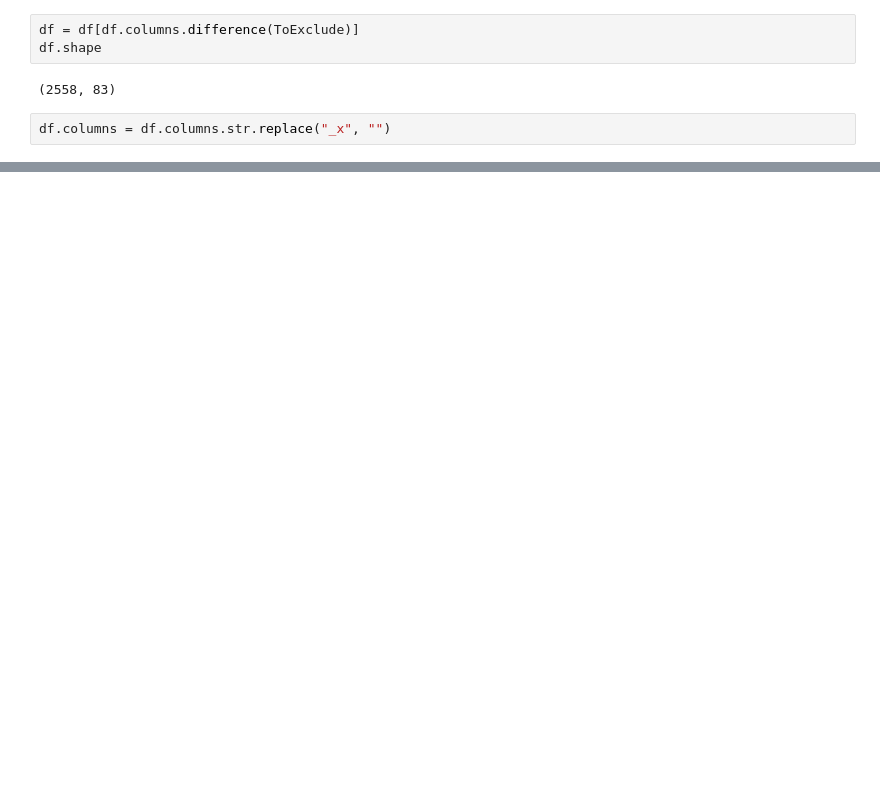
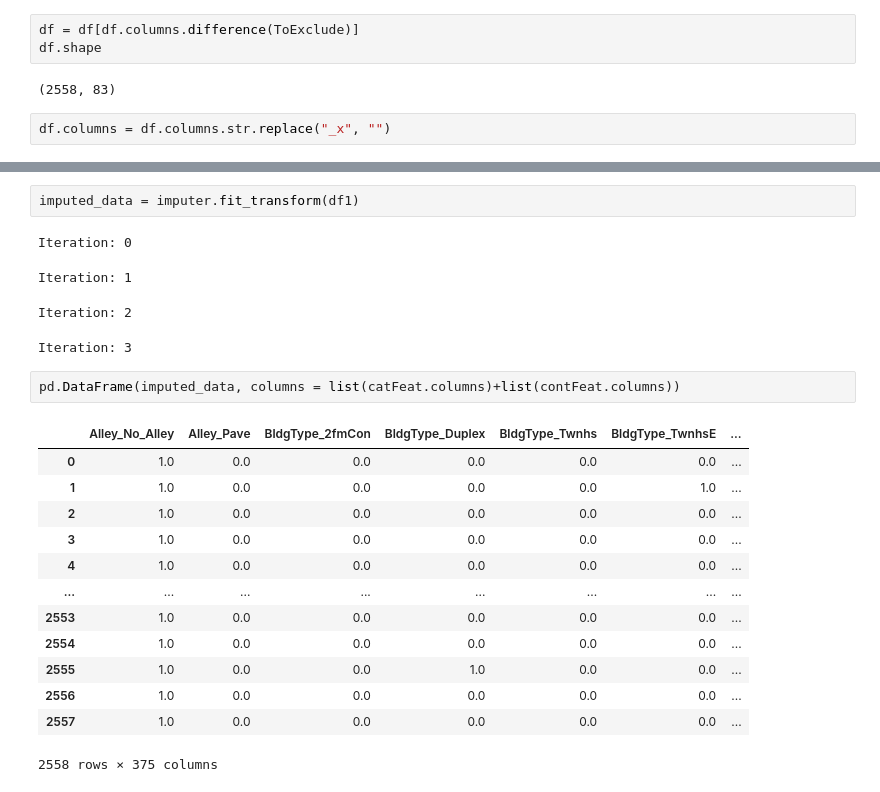
Before and after one commit to danielosetiawan/Ames_Housing_ML, a Jupyter notebook: Data_Cleaning.ipynb, the cells around one changed output, grey strips where cells are left out. Saved outputs shown, nothing was run; the diff lists cells and outputs as text; blank space fills up the shorter version.

```diff
--- a/Data_Cleaning.ipynb
+++ b/Data_Cleaning.ipynb
@@ -304,0 +362,23 @@ We will impute via a random forest method (missForest)
+# %%
+imputed_data = imputer.fit_transform(df1)
+# %% [output]
+Iteration: 0
+Iteration: 1
+Iteration: 2
+Iteration: 3
+# %%
+pd.DataFrame(imputed_data, columns = list(catFeat.columns)+list(contFeat.columns))
+# %% [output]
+|  | Alley_No_Alley | Alley_Pave | BldgType_2fmCon | BldgType_Duplex | BldgType_Twnhs | BldgType_TwnhsE | ... |
+| 0 | 1.0 | 0.0 | 0.0 | 0.0 | 0.0 | 0.0 | ... |
+| 1 | 1.0 | 0.0 | 0.0 | 0.0 | 0.0 | 1.0 | ... |
+| 2 | 1.0 | 0.0 | 0.0 | 0.0 | 0.0 | 0.0 | ... |
+| 3 | 1.0 | 0.0 | 0.0 | 0.0 | 0.0 | 0.0 | ... |
+| 4 | 1.0 | 0.0 | 0.0 | 0.0 | 0.0 | 0.0 | ... |
+| ... | ... | ... | ... | ... | ... | ... | ... |
+| 2553 | 1.0 | 0.0 | 0.0 | 0.0 | 0.0 | 0.0 | ... |
+| 2554 | 1.0 | 0.0 | 0.0 | 0.0 | 0.0 | 0.0 | ... |
+| 2555 | 1.0 | 0.0 | 0.0 | 1.0 | 0.0 | 0.0 | ... |
+| 2556 | 1.0 | 0.0 | 0.0 | 0.0 | 0.0 | 0.0 | ... |
+| 2557 | 1.0 | 0.0 | 0.0 | 0.0 | 0.0 | 0.0 | ... |
+2558 rows × 375 columns
```
Also changed, not shown: parts of 30 cells of this notebook.
